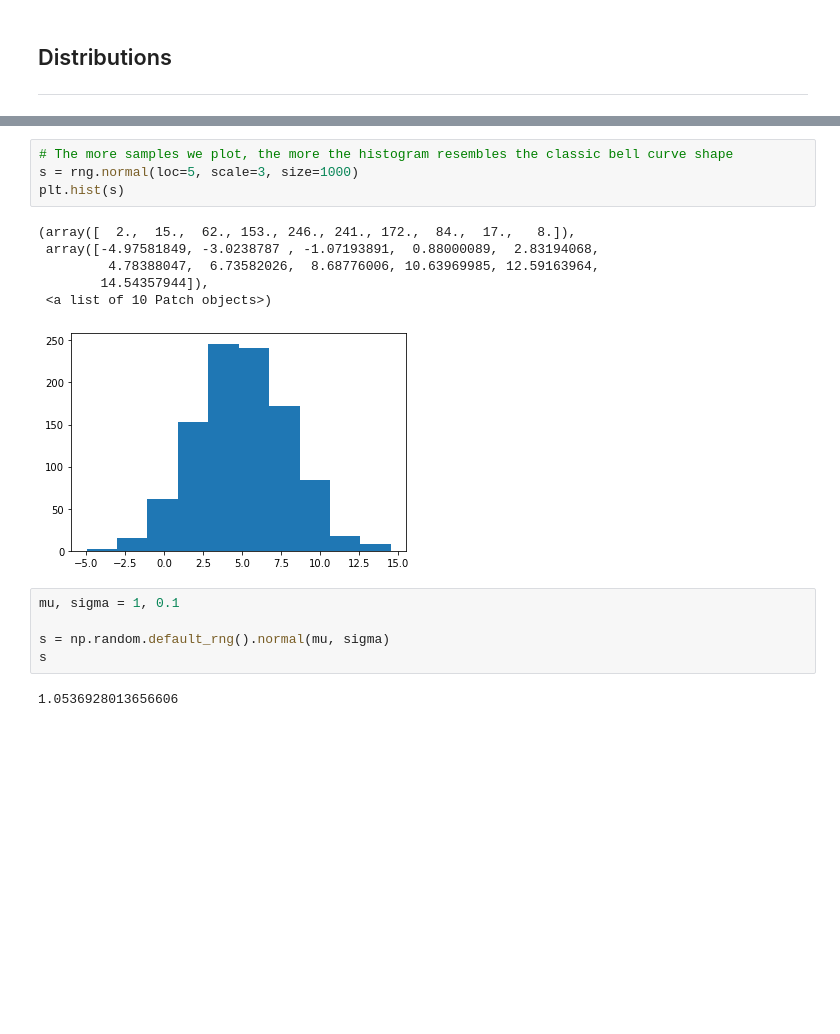
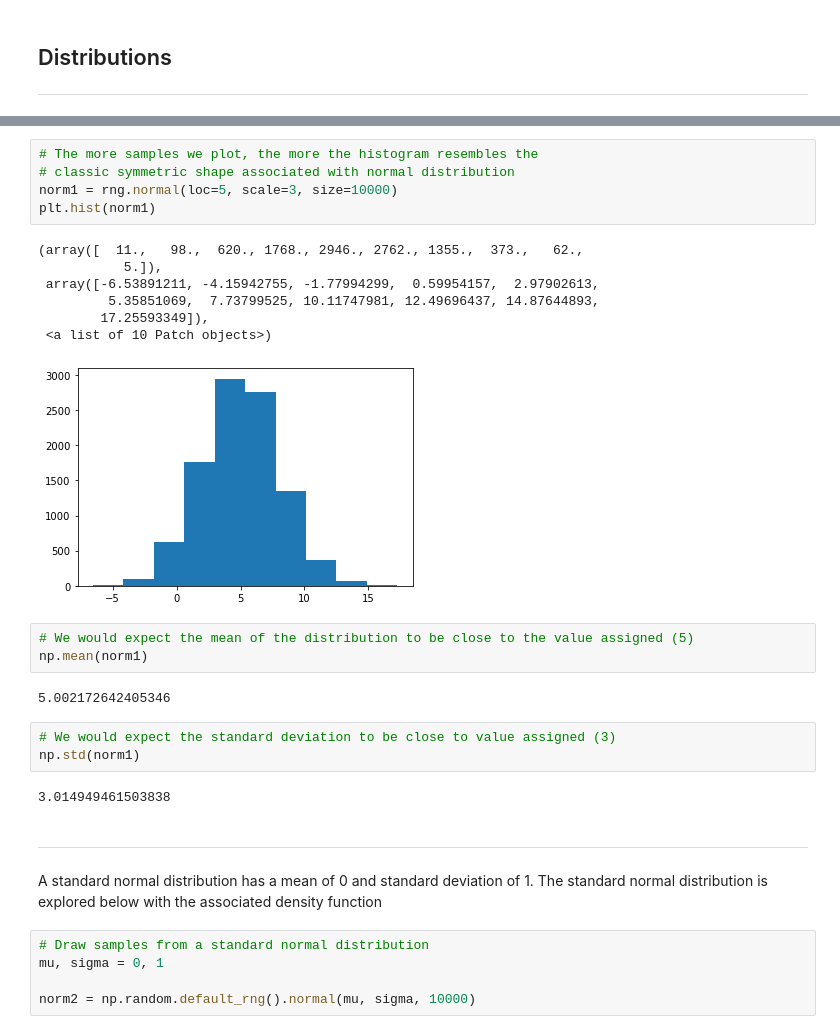
Before and after one commit to colm-o-caoimh/NumpyRandom, a Jupyter notebook: Assignment2020.ipynb, the cells around one changed output, grey strips where cells are left out. Saved outputs shown, nothing was run; the diff lists cells and outputs as text; blank space fills up the shorter version.

```diff
--- a/Assignment2020.ipynb
+++ b/Assignment2020.ipynb
@@ -396,18 +395,31 @@ plt.hist(s)
 # %%
-# The more samples we plot, the more the histogram resembles the classic bell curve shape
-s = rng.normal(loc=5, scale=3, size=1000)
-plt.hist(s)
+# The more samples we plot, the more the histogram resembles the
+# classic symmetric shape associated with normal distribution
+norm1 = rng.normal(loc=5, scale=3, size=10000)
+plt.hist(norm1)
 # %% [output]
-(array([  2.,  15.,  62., 153., 246., 241., 172.,  84.,  17.,   8.]),
- array([-4.97581849, -3.0238787 , -1.07193891,  0.88000089,  2.83194068,
-         4.78388047,  6.73582026,  8.68776006, 10.63969985, 12.59163964,
-        14.54357944]),
+(array([  11.,   98.,  620., 1768., 2946., 2762., 1355.,  373.,   62.,
+           5.]),
+ array([-6.53891211, -4.15942755, -1.77994299,  0.59954157,  2.97902613,
+         5.35851069,  7.73799525, 10.11747981, 12.49696437, 14.87644893,
+        17.25593349]),
  <a list of 10 Patch objects>)
-[figure, old version]
+[figure, new version]
+# %%
+# We would expect the mean of the distribution to be close to the value assigned (5)
+np.mean(norm1)
+# %% [output]
+5.002172642405346
+# %%
+# We would expect the standard deviation to be close to value assigned (3)
+np.std(norm1)
+# %% [output]
+3.014949461503838
+# %% [markdown]
+***
+A standard normal distribution has a mean of 0 and standard deviation of 1. The standard normal distribution is explored below with the associated density function
 # %%
-mu, sigma = 1, 0.1
+# Draw samples from a standard normal distribution
+mu, sigma = 0, 1
 
-s = np.random.default_rng().normal(mu, sigma)
-s
+norm2 = np.random.default_rng().normal(mu, sigma, 10000)
-# %% [output]
-1.0536928013656606
```
Also changed, not shown: parts of 50 cells of this notebook.
